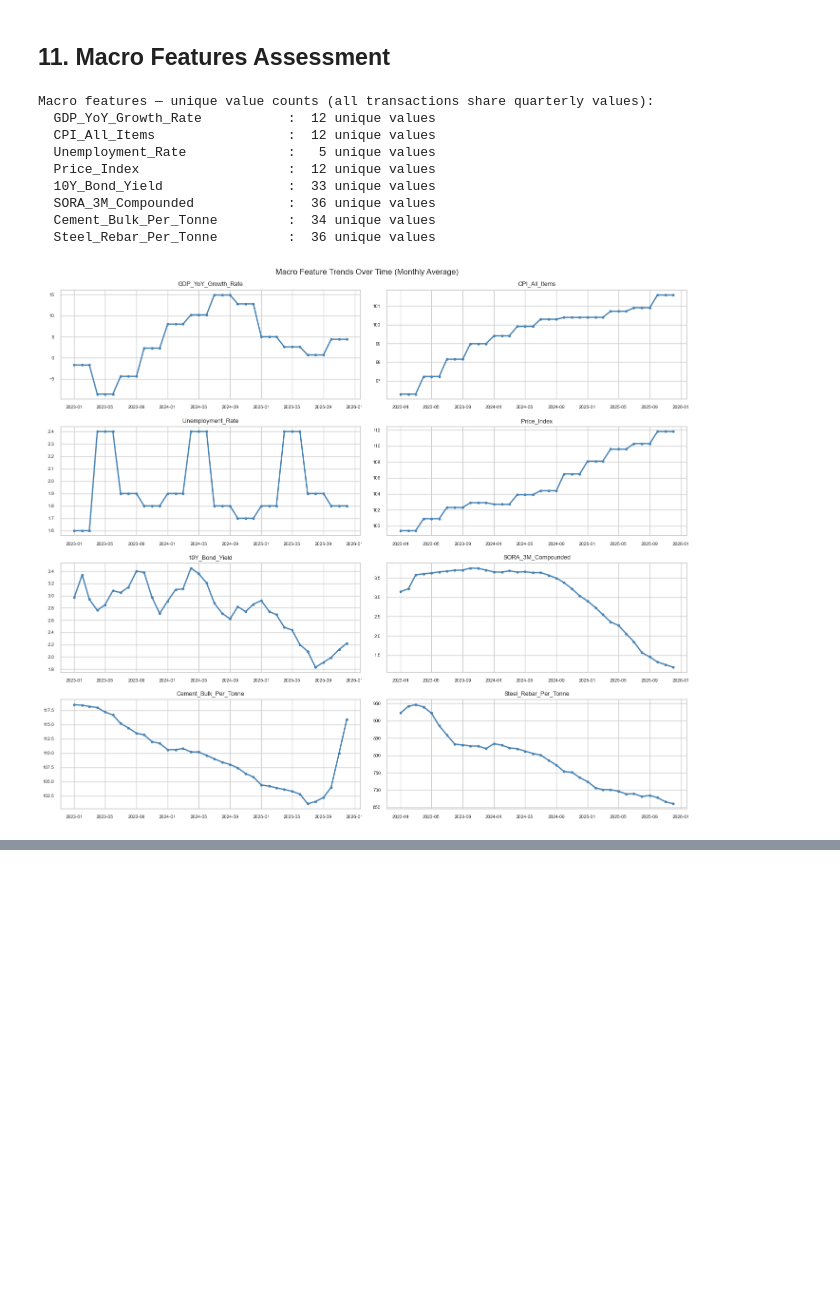
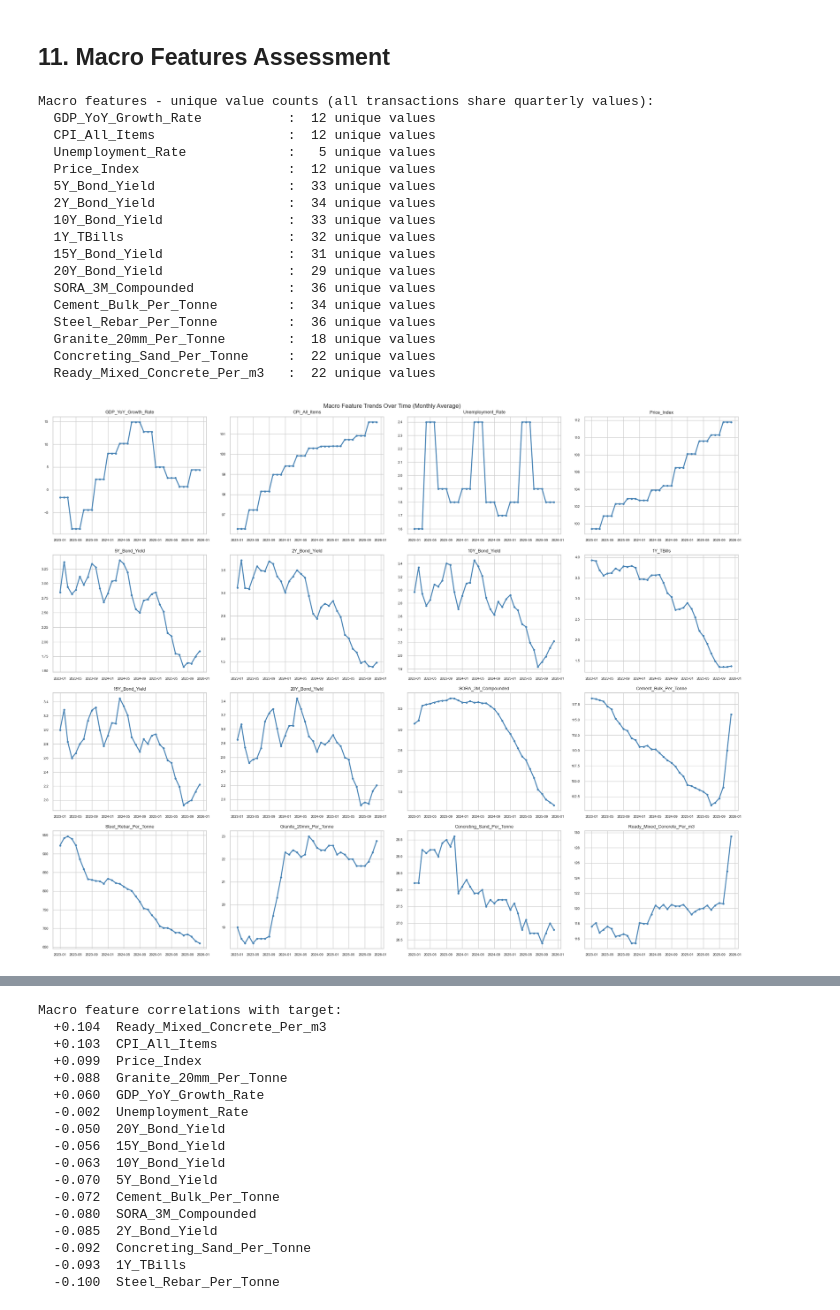
Before and after one commit to ZackTanCZ/factory-space-prices, a Jupyter notebook: notebooks/02_eda_processed.ipynb, the cells around one changed output, grey strips where cells are left out. Drawn from its saved outputs; the diff is of its cells as text; code cells hidden in the pictures; blank space fills up the shorter version.

```diff
--- a/notebooks/02_eda_processed.ipynb
+++ b/notebooks/02_eda_processed.ipynb
@@ -32,7 +32,15 @@ import seaborn as sns
 sns.set_theme(style="whitegrid", palette="muted")
 plt.rcParams["figure.dpi"] = 100
 
-df = pd.read_csv("../data/processed/factory_final.csv")
+df = pd.read_csv("../data/processed/factory_cleaned.csv")
 print(f"Shape: {df.shape[0]} rows x {df.shape[1]} columns")
 df.head()
+
+macro_cols = [
+    "GDP_YoY_Growth_Rate", "CPI_All_Items", "Unemployment_Rate", "Price_Index",
+    "5Y_Bond_Yield", "2Y_Bond_Yield", "10Y_Bond_Yield", "1Y_TBills",
+    "15Y_Bond_Yield", "20Y_Bond_Yield", "SORA_3M_Compounded",
+    "Cement_Bulk_Per_Tonne", "Steel_Rebar_Per_Tonne",
+    "Granite_20mm_Per_Tonne", "Concreting_Sand_Per_Tonne", "Ready_Mixed_Concrete_Per_m3",
+]
 # %% [output]
@@ -219,7 +221,10 @@ df[num_cols].describe().round(2)
 # Distribution plots for all numerical features (excluding target)
 feature_cols = [c for c in num_cols if c != "Unit Price ($ psf)"]
 
-fig, axes = plt.subplots(4, 4, figsize=(18, 14))
+n_cols = 4
+n_rows = -(-len(feature_cols) // n_cols)  # ceiling division
+
+fig, axes = plt.subplots(n_rows, n_cols, figsize=(18, n_rows * 3.5))
 axes = axes.flatten()
 
 for i, col in enumerate(feature_cols):
@@ -240,7 +245,7 @@ plt.show()
 # %% [markdown]
 ## 6. Categorical Features Analysis
 # %%
-cat_cols = ["Type Of Area", "Floor Level", "Type of Sale", "Region", "Planning Area"]
+cat_cols = ["Floor Level", "Type of Sale", "Region", "Planning Area"]
 
 fig, axes = plt.subplots(2, 3, figsize=(16, 9))
 axes = axes.flatten()
@@ -344,5 +349,6 @@ Lease_Duration
 # %%
-corr_target = df[num_cols].corr()["Unit Price ($ psf)"].drop("Unit Price ($ psf)").sort_values()
+property_cols = [c for c in num_cols if c not in macro_cols and c != "Unit Price ($ psf)"]
+corr_target = df[property_cols + ["Unit Price ($ psf)"]].corr()["Unit Price ($ psf)"].drop("Unit Price ($ psf)").sort_values()
 
 fig, ax = plt.subplots(figsize=(8, 7))
 colors = ["crimson" if v < 0 else "steelblue" for v in corr_target.values]
@@ -495,38 +693,66 @@ Area > 10,000 sqft (large units)                            67       1.77%
 # %% [markdown]
 ## 11. Macro Features Assessment
 # %%
-macro_cols = ["GDP_YoY_Growth_Rate", "CPI_All_Items", "Unemployment_Rate",
-              "Price_Index", "10Y_Bond_Yield", "SORA_3M_Compounded",
-              "Cement_Bulk_Per_Tonne", "Steel_Rebar_Per_Tonne"]
+macro_cols = [
+    "GDP_YoY_Growth_Rate", "CPI_All_Items", "Unemployment_Rate", "Price_Index",
+    "5Y_Bond_Yield", "2Y_Bond_Yield", "10Y_Bond_Yield", "1Y_TBills",
+    "15Y_Bond_Yield", "20Y_Bond_Yield", "SORA_3M_Compounded",
+    "Cement_Bulk_Per_Tonne", "Steel_Rebar_Per_Tonne",
+    "Granite_20mm_Per_Tonne", "Concreting_Sand_Per_Tonne", "Ready_Mixed_Concrete_Per_m3",
+]
 
-print("Macro features — unique value counts (all transactions share quarterly values):")
+print("Macro features - unique value counts (all transactions share quarterly values):")
 for col in macro_cols:
     print(f"  {col:<30}: {df[col].nunique():>3} unique values")
 
 # Macro feature trends over time
-fig, axes = plt.subplots(4, 2, figsize=(14, 12))
+fig, axes = plt.subplots(4, 4, figsize=(20, 16))
 axes = axes.flatten()
 
 monthly_macro = df.groupby(df["Contract Date"].dt.to_period("M"))[macro_cols].mean().reset_index()
 monthly_macro["Contract Date"] = monthly_macro["Contract Date"].dt.to_timestamp()
 
 for i, col in enumerate(macro_cols):
     axes[i].plot(monthly_macro["Contract Date"], monthly_macro[col],
                  color="steelblue", linewidth=2, marker="o", markersize=3)
     axes[i].set_title(col, fontsize=9)
     axes[i].tick_params(labelsize=7)
 
 plt.suptitle("Macro Feature Trends Over Time (Monthly Average)", fontsize=12)
 plt.tight_layout()
 plt.show()
+
+# Macro features — correlation with target
+macro_corr = df[macro_cols + ["Unit Price ($ psf)"]].corr()["Unit Price ($ psf)"].drop("Unit Price ($ psf)").sort_values()
+
+fig, ax = plt.subplots(figsize=(8, 6))
+colors = ["crimson" if v < 0 else "steelblue" for v in macro_corr.values]
+ax.barh(macro_corr.index, macro_corr.values, color=colors, alpha=0.85)
+ax.axvline(0, color="black", linewidth=0.8)
+ax.set_title("Macro Feature Correlations with Unit Price ($ psf)")
+ax.set_xlabel("Pearson r")
+plt.tight_layout()
+plt.show()
+
+print("Macro feature correlations with target:")
+for feat, r in macro_corr.sort_values(ascending=False).items():
+    print(f"  {r:+.3f}  {feat}")
 # %% [output]
-Macro features — unique value counts (all transactions share quarterly values):
+Macro features - unique value counts (all transactions share quarterly values):
   GDP_YoY_Growth_Rate           :  12 unique values
   CPI_All_Items                 :  12 unique values
   Unemployment_Rate             :   5 unique values
   Price_Index                   :  12 unique values
+  5Y_Bond_Yield                 :  33 unique values
+  2Y_Bond_Yield                 :  34 unique values
   10Y_Bond_Yield                :  33 unique values
+  1Y_TBills                     :  32 unique values
+  15Y_Bond_Yield                :  31 unique values
+  20Y_Bond_Yield                :  29 unique values
   SORA_3M_Compounded            :  36 unique values
   Cement_Bulk_Per_Tonne         :  34 unique values
   Steel_Rebar_Per_Tonne         :  36 unique values
+  Granite_20mm_Per_Tonne        :  18 unique values
+  Concreting_Sand_Per_Tonne     :  22 unique values
+  Ready_Mixed_Concrete_Per_m3   :  22 unique values
-[figure, old version]
+[figure, new version]
@@ -533,3 +760,20 @@ Macro features — unique value counts (all transactions share quarterly values)
+Macro feature correlations with target:
+  +0.104  Ready_Mixed_Concrete_Per_m3
+  +0.103  CPI_All_Items
+  +0.099  Price_Index
+  +0.088  Granite_20mm_Per_Tonne
+  +0.060  GDP_YoY_Growth_Rate
+  -0.002  Unemployment_Rate
+  -0.050  20Y_Bond_Yield
+  -0.056  15Y_Bond_Yield
+  -0.063  10Y_Bond_Yield
+  -0.070  5Y_Bond_Yield
+  -0.072  Cement_Bulk_Per_Tonne
+  -0.080  SORA_3M_Compounded
+  -0.085  2Y_Bond_Yield
+  -0.092  Concreting_Sand_Per_Tonne
+  -0.093  1Y_TBills
+  -0.100  Steel_Rebar_Per_Tonne
 # %% [markdown]
 ## 12. EDA Summary & Recommendations
 
```
Also changed, not shown: parts of 25 cells of this notebook, 17 other files.
